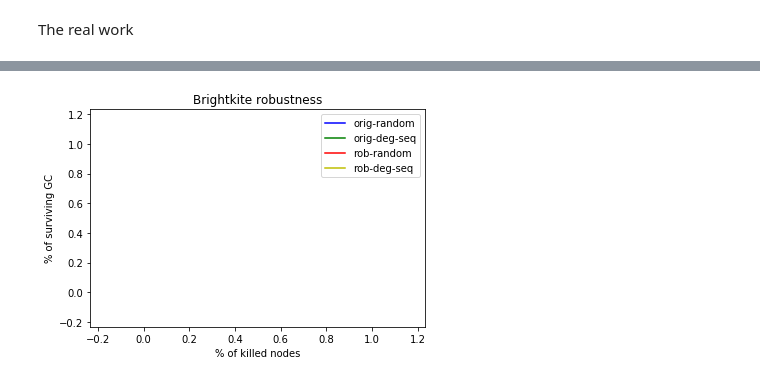
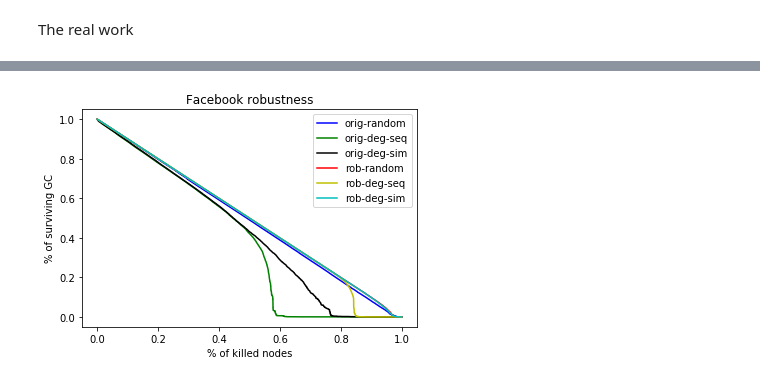
Before and after one commit to guglielmo84/cna_project, a Jupyter notebook: robust/robust.ipynb, the cells around one changed output, grey strips where cells are left out. Cells and saved outputs as stored; diff of their text form; code cells hidden in the pictures.

Commit message:
robust3

```diff
--- a/robust/robust.ipynb
+++ b/robust/robust.ipynb
@@ -292,35 +327,40 @@ to_be_killed (0.2, 0.7789)
 # %%
 # read the files with the points of the robustness curves and plot the robustness curves
 
 %matplotlib inline
 import matplotlib.pyplot as plt
 import matplotlib.gridspec as gridspec
 from matplotlib.backends.backend_pdf import PdfPages
 
 # read the data from the respective files, putting everything into a dict
 # each element in the dict stores the two vectors with the data for the corresponding curve
 bk = {}
 bk["or_rand"] = read_xy("Facebook/fb_orig_frac_random.txt")
 bk["or_deg_seq"] = read_xy("Facebook/fb_orig_frac_deg_seq.txt")
+bk["or_deg_sim"] = read_xy("Facebook/fb_orig_frac_deg_sim.txt")
+
 bk["rob_rand"] = read_xy("Facebook/fb_rob_frac_random.txt")
 bk["rob_deg_seq"] = read_xy("Facebook/fb_rob_frac_deg_seq.txt")
+bk["rob_deg_sim"] = read_xy("Facebook/fb_rob_frac_deg_sim.txt")
 
 # plot the 4 curves in the same plot
 _ = plt.plot(bk["or_rand"][0], bk["or_rand"][1], 'b-', label = "orig-random")
 _ = plt.plot(bk["or_deg_seq"][0], bk["or_deg_seq"][1], 'g-', label = "orig-deg-seq")
+_ = plt.plot(bk["or_deg_sim"][0], bk["or_deg_sim"][1], 'k-', label = "orig-deg-sim")
 _ = plt.plot(bk["rob_rand"][0], bk["rob_rand"][1], 'r-', label = "rob-random")
 _ = plt.plot(bk["rob_deg_seq"][0], bk["rob_deg_seq"][1], 'y-', label = "rob-deg-seq")
+_ = plt.plot(bk["rob_deg_sim"][0], bk["rob_deg_sim"][1], 'c-', label = "rob-deg-sim")
 _ = plt.xlabel("% of killed nodes")
 _ = plt.ylabel("% of surviving GC")
-_ = plt.title("Brightkite robustness")
+_ = plt.title("Facebook robustness")
 _ = plt.legend()
 
 # save the plot to a PDF file
 pdf_file = PdfPages('fb_robustness.pdf')
 plt.savefig(pdf_file, format="pdf")
 pdf_file.close()
 # %% [output]
-[figure, old version]
+[figure, new version]
 # %%
 # read the files with the points of the robustness curves and plot the robustness curves
 
```
Also changed, not shown: parts of 4 cells of this notebook.
